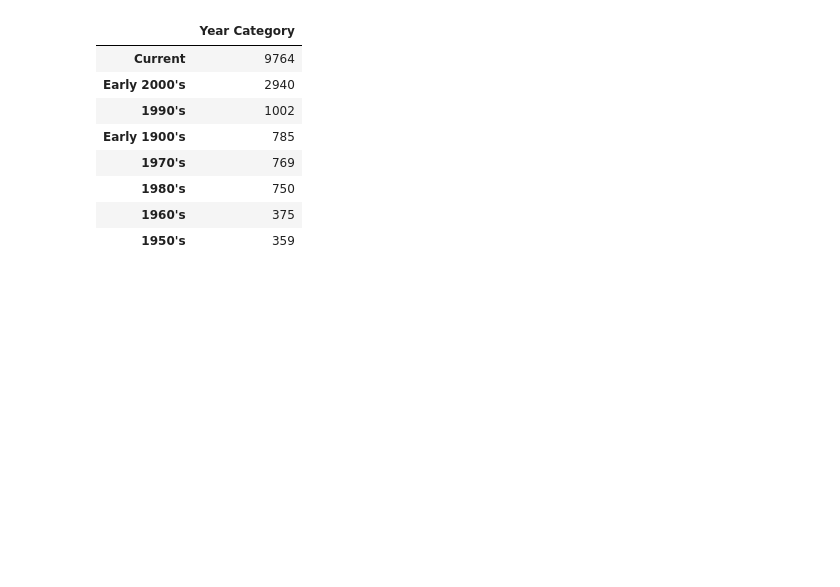
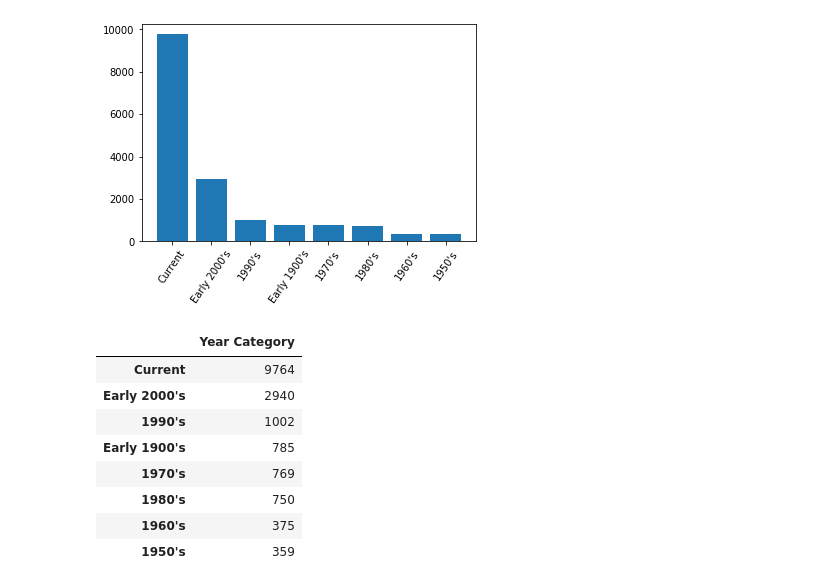
Before and after one commit to tracygoznikar/Project-1, a Jupyter notebook: Project1-Year Analysis.ipynb, the cells around one changed output. Saved outputs shown, nothing was run; the diff lists cells and outputs as text; code cells hidden in the pictures; blank space fills up the shorter version.

Commit message:
adds code for bar charts

```diff
--- a/Project1-Year Analysis.ipynb
+++ b/Project1-Year Analysis.ipynb
@@ -24,6 +19,7 @@ movie_df
 # %%
-clean_df = df.dropna(subset=['Year'], how="any")
-clean_df
+#clean data
+clean_df = movie_df.dropna(subset=['Year'], how="any")
+clean_df.head()
 # %% [output]
 |  | Unnamed: 0 | ID | Title | Year | Age | IMDb | Rotten Tomatoes | Netflix | Hulu | ... |
 | 0 | 0 | 1 | Inception | 2010 | 13+ | 8.8 | 87% | 1 | 0 | ... |
@@ -41,5 +30,6 @@ clean_df
 # %%
-year_df = clean_df.drop(df.columns[[-1,-2,-3,-4]], axis=1)
+#drop not needed columns
+year_df = clean_df.drop(clean_df.columns[[-1,-2,-3,-4, -5]], axis=1)
 year_df.head()
 # %% [output]
 |  | Unnamed: 0 | ID | Title | Year | Age | IMDb | Rotten Tomatoes | Netflix | Hulu | ... |
@@ -49,13 +39,15 @@ year_df.head()
 | 3 | 3 | 4 | Back to the Future | 1985 | 7+ | 8.5 | 96% | 1 | 0 | ... |
 | 4 | 4 | 5 | The Good, the Bad and the Ugly | 1966 | 18+ | 8.8 | 97% | 1 | 0 | ... |
 # %%
+#combine streaming platforms into one category
+
 #year_df['Streaming Platform'] = year_df.loc[(df['Netflix']== "1") | (df['Hulu']== "1") | (df['Prime Video']== "1") | (df['Disney+']== "1"), :]
 #streaming_platform.head()
-year_df.loc[df['Netflix']== 1, 'Streaming Platform'] = 'Netflix'
-year_df.loc[df['Hulu']== 1, 'Streaming Platform'] = 'Hulu'
-year_df.loc[df['Prime Video']== 1, 'Streaming Platform'] = 'Prime'
-year_df.loc[df['Disney+']== 1, 'Streaming Platform'] = 'Disney+'
-year_df
+year_df.loc[year_df['Netflix']== 1, 'Streaming Platform'] = 'Netflix'
+year_df.loc[year_df['Hulu']== 1, 'Streaming Platform'] = 'Hulu'
+year_df.loc[year_df['Prime Video']== 1, 'Streaming Platform'] = 'Prime'
+year_df.loc[year_df['Disney+']== 1, 'Streaming Platform'] = 'Disney+'
+year_df.head()
 # %% [output]
 |  | Unnamed: 0 | ID | Title | Year | Age | IMDb | Rotten Tomatoes | Netflix | Hulu | ... |
 | 0 | 0 | 1 | Inception | 2010 | 13+ | 8.8 | 87% | 1 | 0 | ... |
@@ -88,9 +74,10 @@ Name: Year, Length: 109, dtype: int64
 # %%
+#create bins
 bins = [1900, 1949, 1959, 1969, 1979, 1989, 1999, 2009, 2020]
 group_names = ["Early 1900's", "1950's", "1960's", "1970's", "1980's", "1990's", "Early 2000's", "Current"]
 
-year_df['Year Category']= pd.cut(df['Year'], bins, labels=group_names, include_lowest=True)
-year_df
+year_df['Year Category']= pd.cut(year_df['Year'], bins, labels=group_names, include_lowest=True)
+year_df.head()
 # %% [output]
 |  | Unnamed: 0 | ID | Title | Year | Age | IMDb | Rotten Tomatoes | Netflix | Hulu | ... |
 | 0 | 0 | 1 | Inception | 2010 | 13+ | 8.8 | 87% | 1 | 0 | ... |
@@ -108,3 +88,15 @@ year_df
+# %%
+#plot
+year_list = year_df['Year Category'].value_counts()
+year_list.index
+list(year_list)
+plt.bar(year_list.index, list(year_list))
+plt.xticks(rotation=55)
+#count_chart.set_xlabel("Year Category")
+#count_chart.set_ylabel('Streaming Platform')
+plt.show()
+# %% [output]
+[figure, added]
 # %%
 year_counts = year_df['Year Category'].value_counts()
 year_category_counts_df = pd.DataFrame(year_counts)
```
Also changed, not shown: parts of 15 cells of this notebook.
